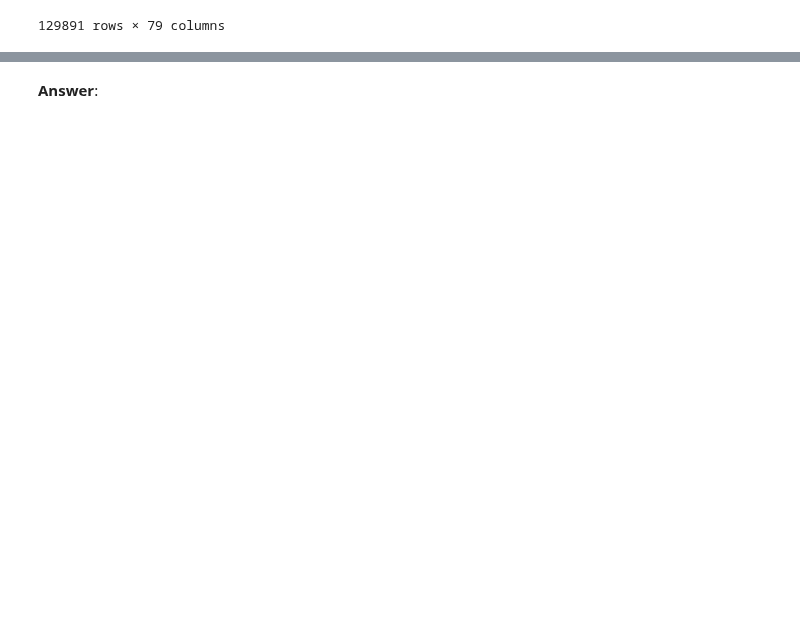
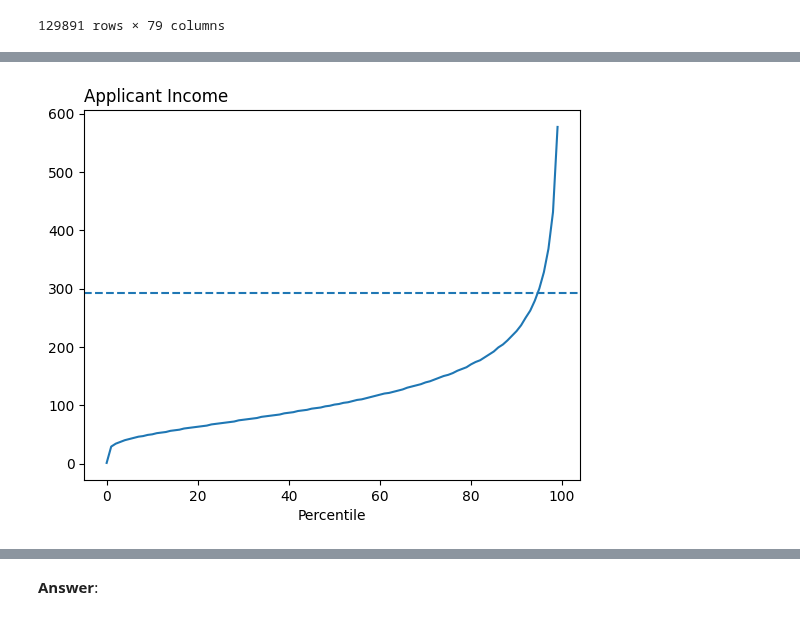
Before and after one commit to pharringtonp19/business-analytics, a Jupyter notebook: homeworks/HW4_solutions.ipynb, the cells around one changed output, grey strips where cells are left out. Saved outputs shown, nothing was run; the diff lists cells and outputs as text; code cells hidden in the pictures; blank space fills up the shorter version.

```diff
--- a/homeworks/HW4_solutions.ipynb
+++ b/homeworks/HW4_solutions.ipynb
@@ -533,0 +574,14 @@ df.sort_values('applicant_income_000s')
+# %%
+value = df['loan_amount_000s'].quantile(.5)
+xs = list(range(0, 100, 1))
+ys = []
+for x in xs:
+  ys.append(df['applicant_income_000s'].quantile(x/100))
+
+plt.plot(xs, ys)
+plt.axhline(value, linestyle='--')
+plt.title('Applicant Income', loc='left')
+plt.xlabel('Percentile')
+plt.show()
+# %% [output]
+[figure, added]
```
Also changed, not shown: parts of 24 cells of this notebook.
